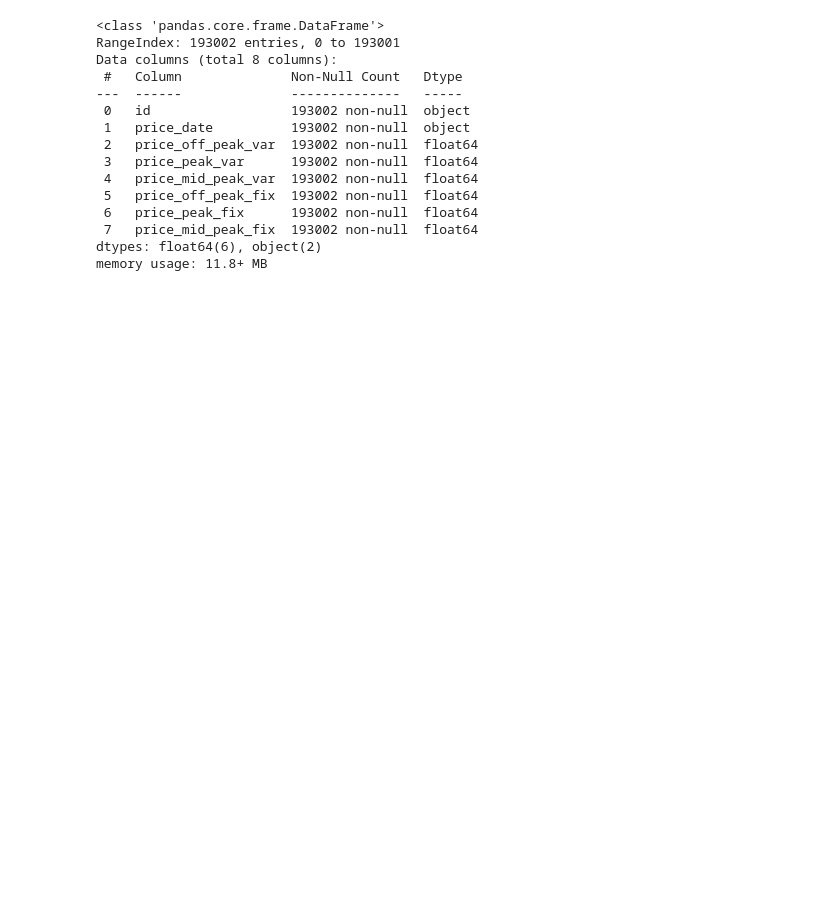
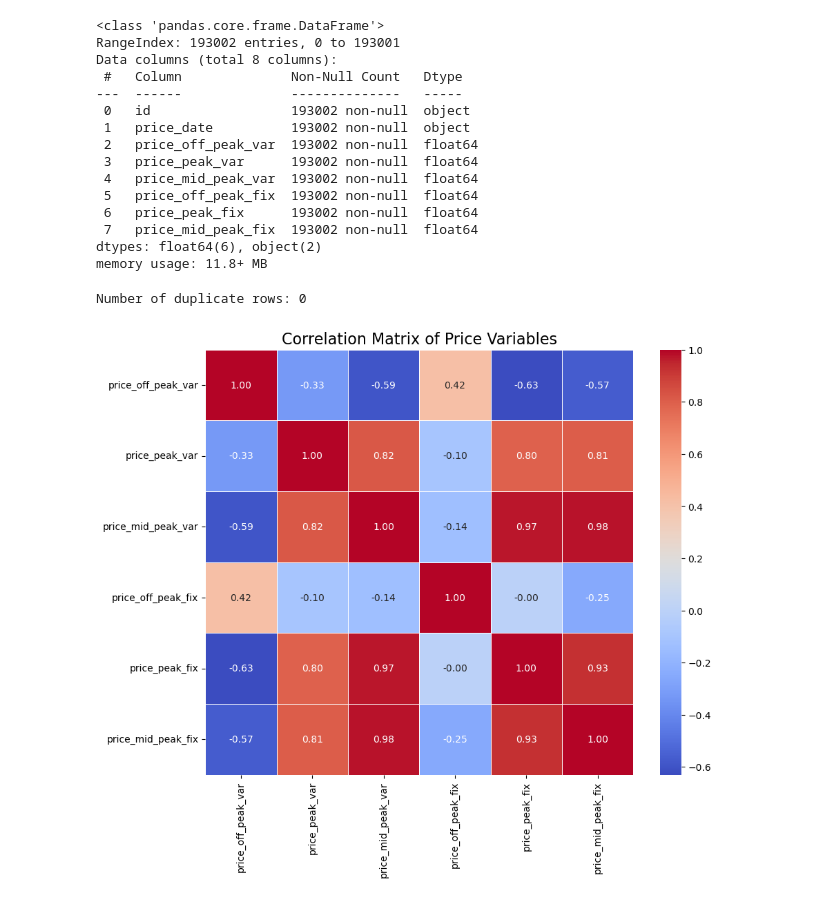
Before and after one commit to RichelCode/BCG-Virtual-Internship, a Jupyter notebook: Richel_Virtual_internship.ipynb, the cells around one changed output. Saved outputs shown, nothing was run; the diff lists cells and outputs as text; code cells hidden in the pictures; blank space fills up the shorter version.

```diff
--- a/Richel_Virtual_internship.ipynb
+++ b/Richel_Virtual_internship.ipynb
@@ -517,3 +517,23 @@ Data columns (total 8 columns):
  7   price_mid_peak_fix  193002 non-null  float64
 dtypes: float64(6), object(2)
 memory usage: 11.8+ MB
+# %%
+df_1['price_date'] = pd.to_datetime(df_1['price_date'])
+# %%
+# Check for duplicate rows
+duplicates = price_data.duplicated().sum()
+print(f"Number of duplicate rows: {duplicates}")
+# %% [output]
+Number of duplicate rows: 0
+# %%
+# Calculate the correlation matrix
+correlation_matrix_price = df_1[['price_off_peak_var', 'price_peak_var', 'price_mid_peak_var',
+                                       'price_off_peak_fix', 'price_peak_fix', 'price_mid_peak_fix']].corr()
+
+# Plotting the correlation matrix as a heatmap
+plt.figure(figsize=(10, 8))
+sns.heatmap(correlation_matrix_price, annot=True, cmap='coolwarm', fmt='.2f', cbar=True, linewidths=0.5)
+plt.title('Correlation Matrix of Price Variables', fontsize=16)
+plt.show()
+# %% [output]
+[figure, added]
```
Also changed, not shown: parts of 1 cell of this notebook.
